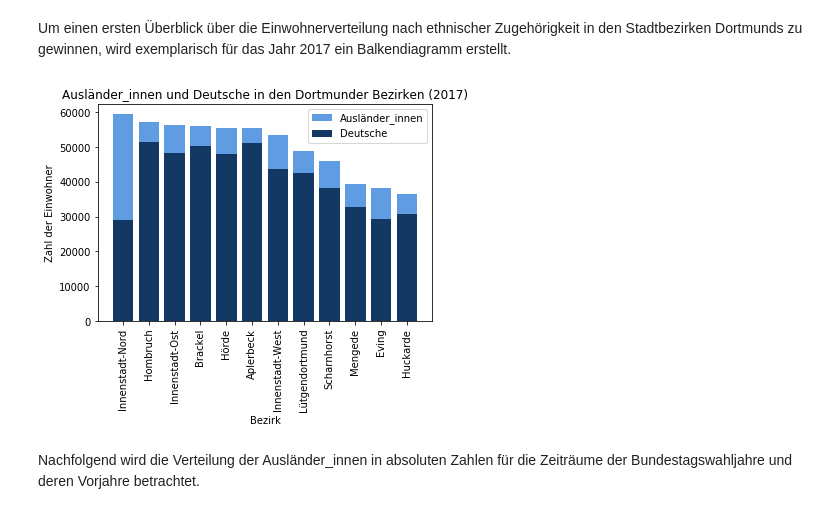
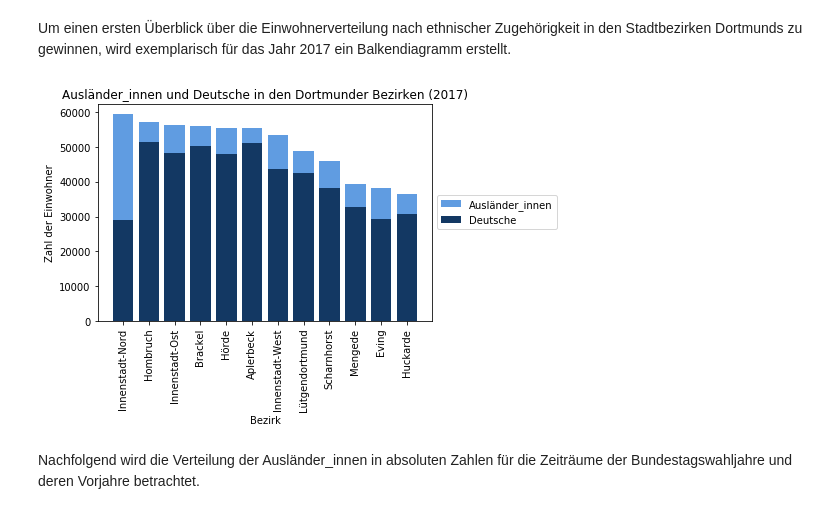
Before and after one commit to tschroeder10961/datascience-urban-segregation, a Jupyter notebook: GruppeB/Jupiter_Notebook_Dortmund.ipynb, the cells around one changed output. Cells and saved outputs as stored; diff of their text form; code cells hidden in the pictures.

Commit message:
- fix matplotlib issue - legende neben chart gelegt - Punktdiagramme hinzugefügt

```diff
--- a/GruppeB/Jupiter_Notebook_Dortmund.ipynb
+++ b/GruppeB/Jupiter_Notebook_Dortmund.ipynb
@@ -42,25 +42,28 @@ Im Folgenden werden die Relationen und Verteilungen der Ausländer_innen, sowie
 # %% [markdown]
 Um einen ersten Überblick über die Einwohnerverteilung nach ethnischer Zugehörigkeit in den Stadtbezirken Dortmunds zu gewinnen, wird exemplarisch für das Jahr 2017 ein Balkendiagramm erstellt.
 # %%
+import matplotlib.pyplot as plt
+
 #Erstellen der Spalte Gesamteinwohnerzahl Dortmund 2017
 dortmund['EinwohnerGesamt2017'] = dortmund['Ausländer2017'] + dortmund['Deutsch2017']
 
 deutsch2017 = dortmund.sort_values('EinwohnerGesamt2017',ascending=False)['Deutsch2017']
 ausländer2017 = dortmund.sort_values('EinwohnerGesamt2017',ascending=False)['Ausländer2017']
 #die Variablen vorab zu definieren, ist nicht nötig, macht aber den Code unten etwas lesbarer.
 
 serie1 = plt.bar(range(len(dortmund)), deutsch2017, color='#133863')
 serie2 = plt.bar(range(len(dortmund)), ausländer2017, bottom=deutsch2017, color='#609CE1')
 plt.xticks(range(len(dortmund)), dortmund.sort_values('EinwohnerGesamt2017',ascending=False)['Stadtbezirk'],rotation=90)
 
 
 plt.title('Ausländer_innen und Deutsche in den Dortmunder Bezirken (2017)')
 plt.xlabel('Bezirk')
 plt.ylabel('Zahl der Einwohner')
-plt.legend((serie2,serie1), ('Ausländer_innen','Deutsche')) #Fügt eine Legende hinzu.
+#Fügt eine Legende rechts neben dem Diagramm hinzu.
+plt.legend((serie2,serie1), ('Ausländer_innen','Deutsche'), loc='center left', bbox_to_anchor=(1, 0.5))
 plt.show()
 # %% [output]
-[figure, old version]
+[figure, new version]
 # %% [markdown]
 Nachfolgend wird die Verteilung der Ausländer_innen in absoluten Zahlen für die Zeiträume der Bundestagswahljahre und deren Vorjahre betrachtet.
 # %%
```
Also changed, not shown: parts of 8 cells of this notebook.
